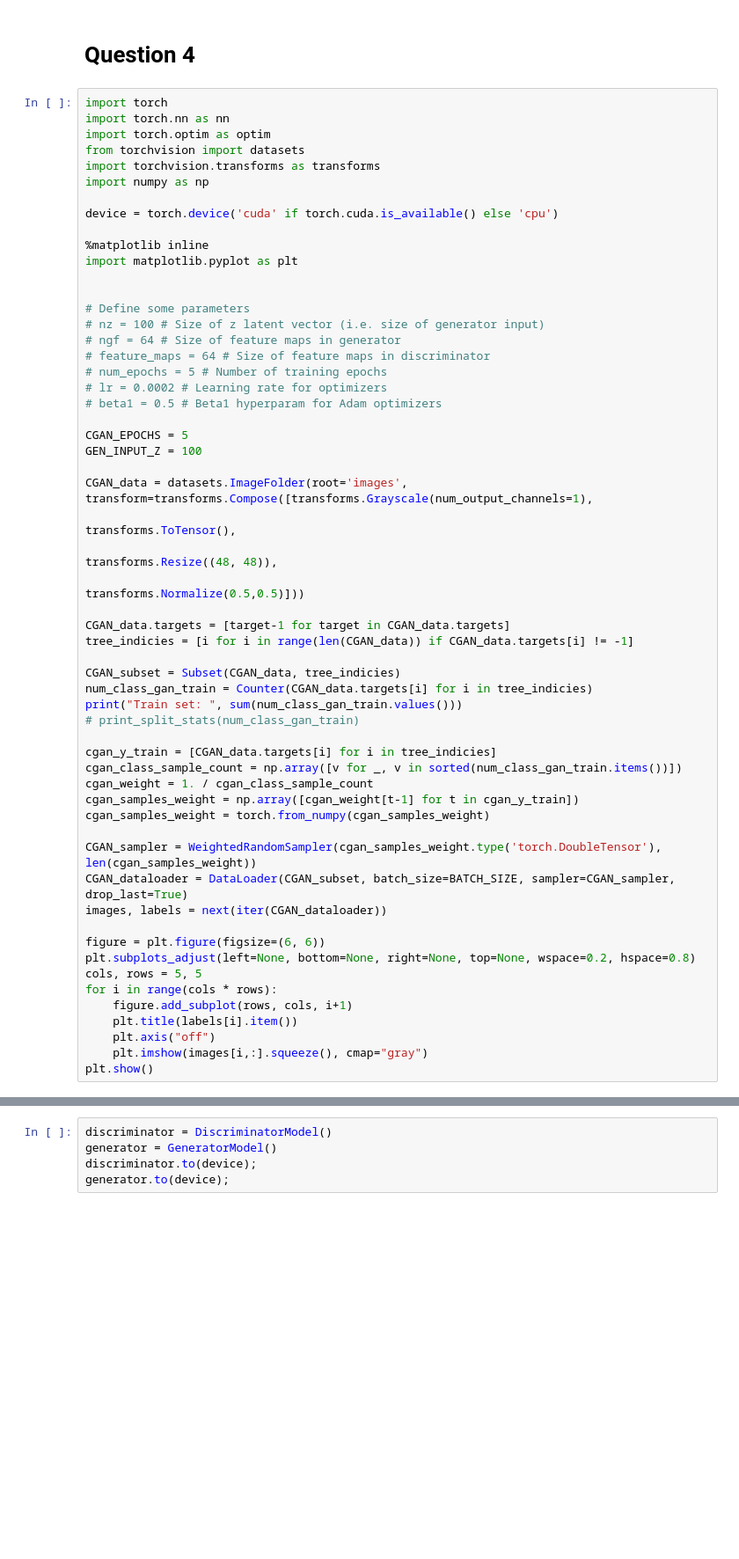
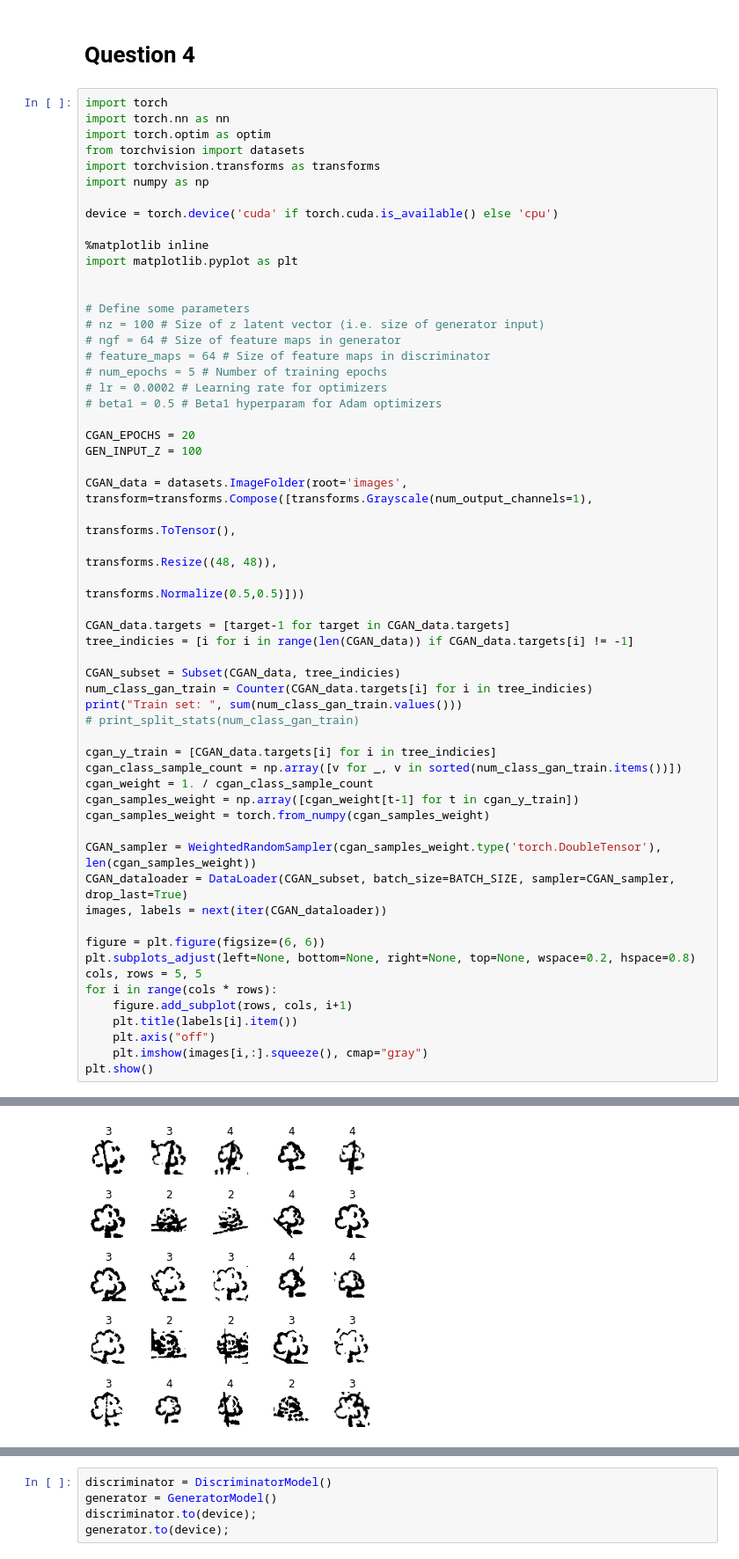
Before and after one commit to LucyIvatt/probabilistic-and-deep-learning, a Jupyter notebook: int3.ipynb, the cells around one changed output, grey strips where cells are left out. Shown at 88% size. Cells and saved outputs as stored; diff of their text form; blank space fills up the shorter version.

```diff
--- a/int3.ipynb
+++ b/int3.ipynb
@@ -635,7 +707,7 @@ import matplotlib.pyplot as plt
 # lr = 0.0002 # Learning rate for optimizers
 # beta1 = 0.5 # Beta1 hyperparam for Adam optimizers
 
-CGAN_EPOCHS = 5
+CGAN_EPOCHS = 20
 GEN_INPUT_Z = 100
 
 CGAN_data = datasets.ImageFolder(root='images', transform=transforms.Compose([transforms.Grayscale(num_output_channels=1),
@@ -670,3 +742,4 @@ for i in range(cols * rows):
     plt.axis("off")
     plt.imshow(images[i,:].squeeze(), cmap="gray")
 plt.show()
+# %% [output]
@@ -673,3 +747,4 @@ plt.show()
+[figure, added]
 # %%
 device = torch.device("cuda" if torch.cuda.is_available() else "cpu")
 
```
Also changed, not shown: parts of 12 cells of this notebook.
